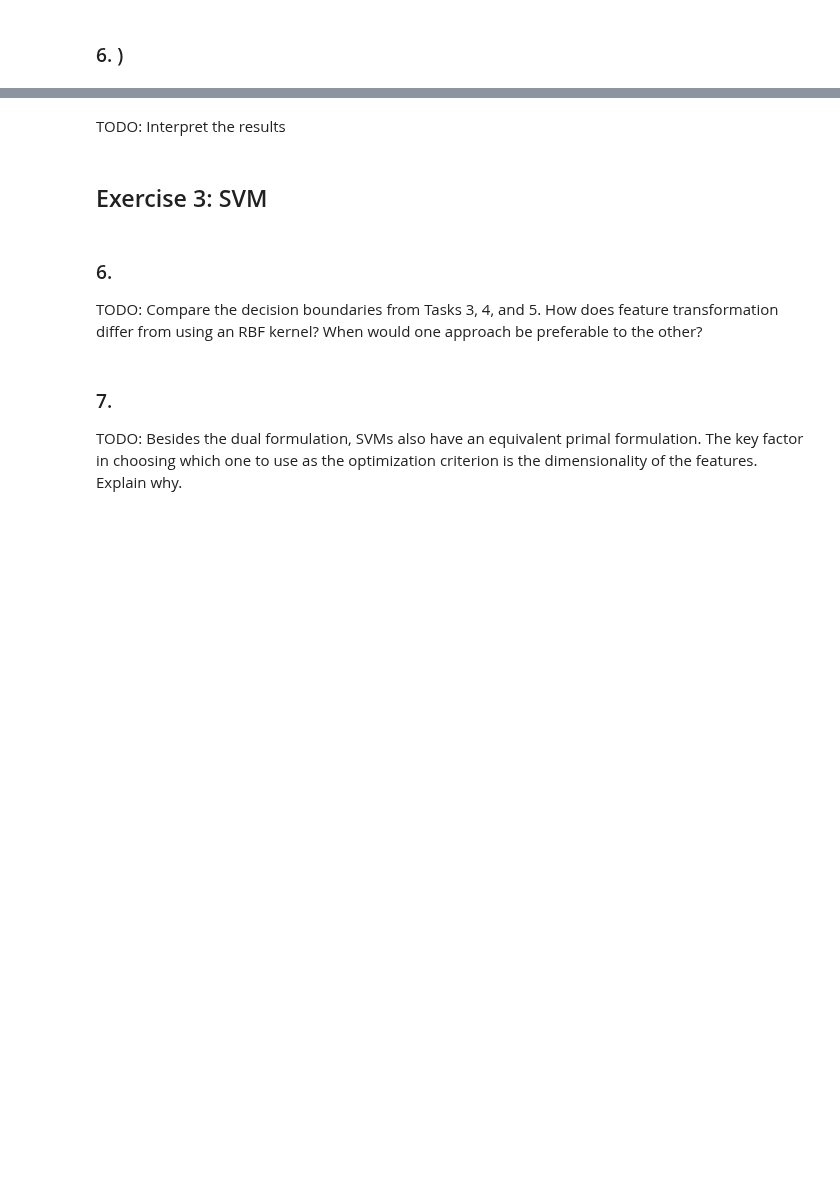
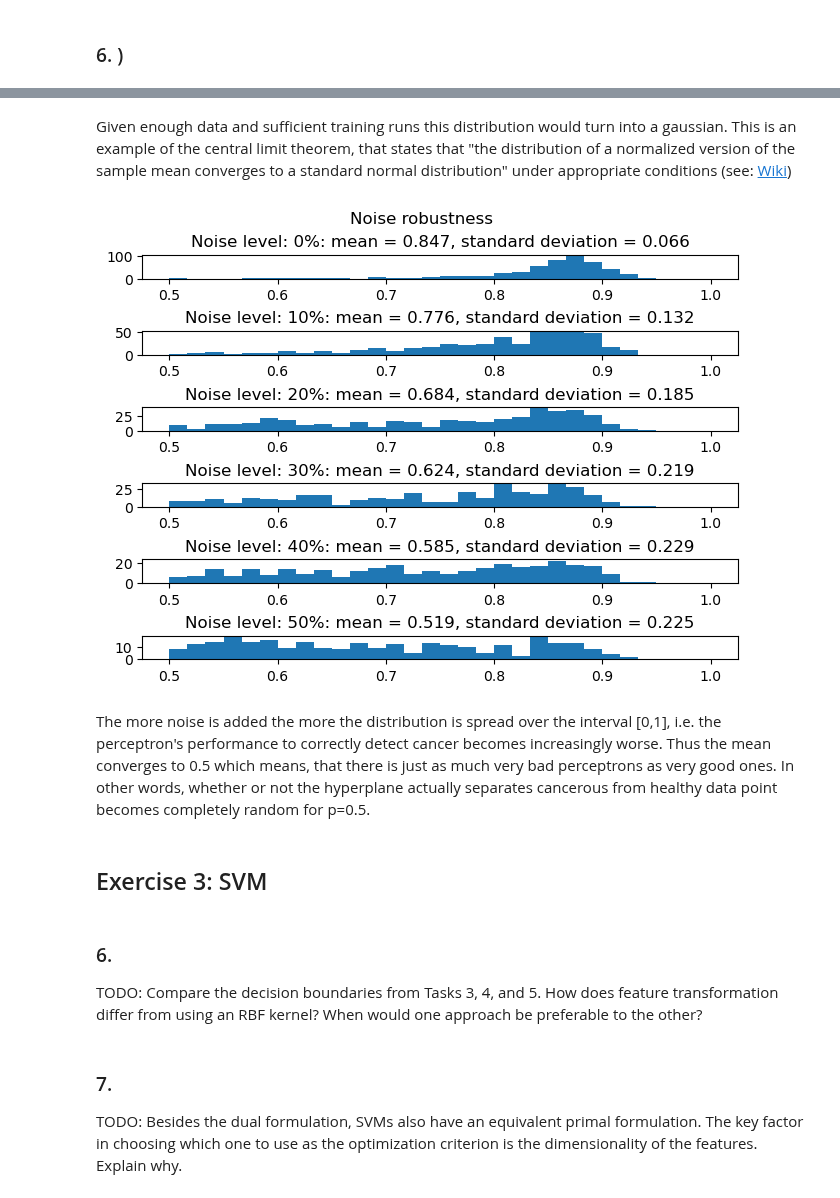
Before and after one commit to emit33/MLE, a Jupyter notebook: sheet01/MLE25_sheet01.ipynb, the cells around one changed output, grey strips where cells are left out. Cells and saved outputs as stored; diff of their text form; code cells hidden in the pictures; blank space fills up the shorter version.

```diff
--- a/sheet01/MLE25_sheet01.ipynb
+++ b/sheet01/MLE25_sheet01.ipynb
@@ -229,5 +200,30 @@ p_values = [0, 10, 20, 30, 40, 50] # % of flipped training labels
+# %% [markdown]
+Given enough data and sufficient training runs this distribution would turn into a gaussian. This is an example of the central limit theorem, that states that "the distribution of a normalized version of the sample mean converges to a standard normal distribution" under appropriate conditions (see: [Wiki](https://en.wikipedia.org/wiki/Central_limit_theorem))
+# %%
+# test percetron robustness via noise insertion
+nruns = 500
+test_acc = {"P0":[],"P10":[],"P20":[],"P30":[],"P40":[],"P50":[]}
+for p in range(0,51,10):
+    for i in range(nruns):
+        perceptron = Perceptron()
+        X_train, X_test, y_train, y_test = train_test_split(X,y,test_size=0.2)
+        for i in range(len(y_train)):
+            if random.random() < p/100:
+                y_train[i] = -y_train[i]
+        perceptron.train(X_train, y_train)
+        # Use the trained Perceptron to compute the accuracy on the training set and on the test set
+        test_acc[f"P{p}"].append(accuracy_score([perceptron.predict(X_test[i]) for i in range(len(X_test[:,0]))],y_test))
+
+# plot test accuracies
+fig, axs = plt.subplots(6,layout="constrained")
+fig.suptitle('Noise robustness')
+for i in range(6):
+    axs[i].hist(test_acc[f'P{int(10*i)}'],range=[0.5,1],bins=30)
+    axs[i].set_title(f"Noise level: {int(10*i)}%: mean = {np.array(test_acc[f'P{int(10*i)}']).mean():.3f}, standard deviation = {np.array(test_acc[f'P{int(10*i)}']).std():.3f}")
+# %% [output]
+[figure, added]
 # %% [markdown]
-TODO: Interpret the results
+The more noise is added the more the distribution is spread over the interval [0,1], i.e. the perceptron's performance to correctly detect cancer becomes increasingly worse. Thus the mean converges to 0.5 which means, that there is just as much very bad perceptrons as very good ones. In other words, whether or not the hyperplane actually separates cancerous from healthy data point becomes completely random for p=0.5.
 # %% [markdown]
 ## Exercise 3: SVM
 # %%
```
Also changed, not shown: parts of 8 cells of this notebook.
